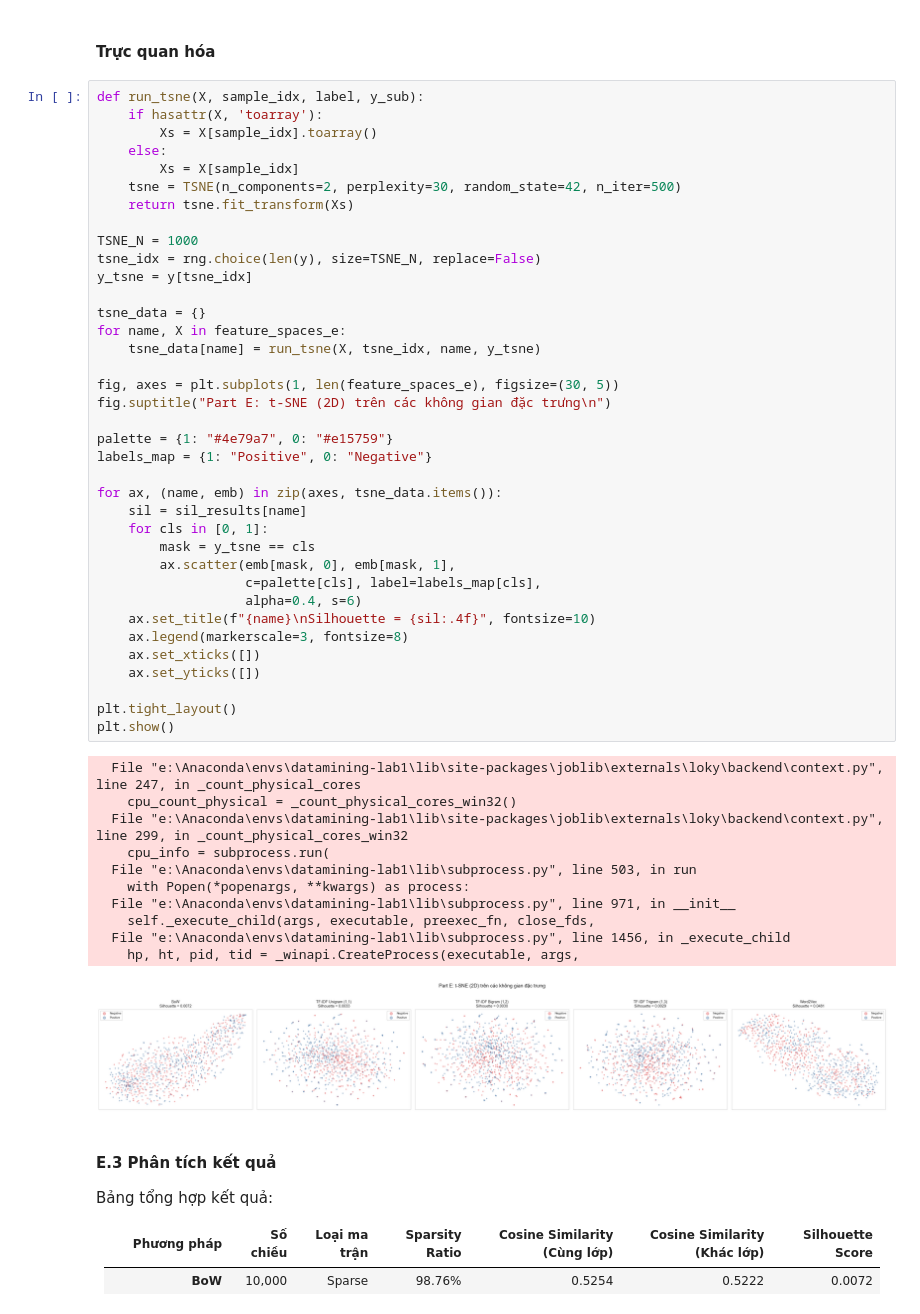
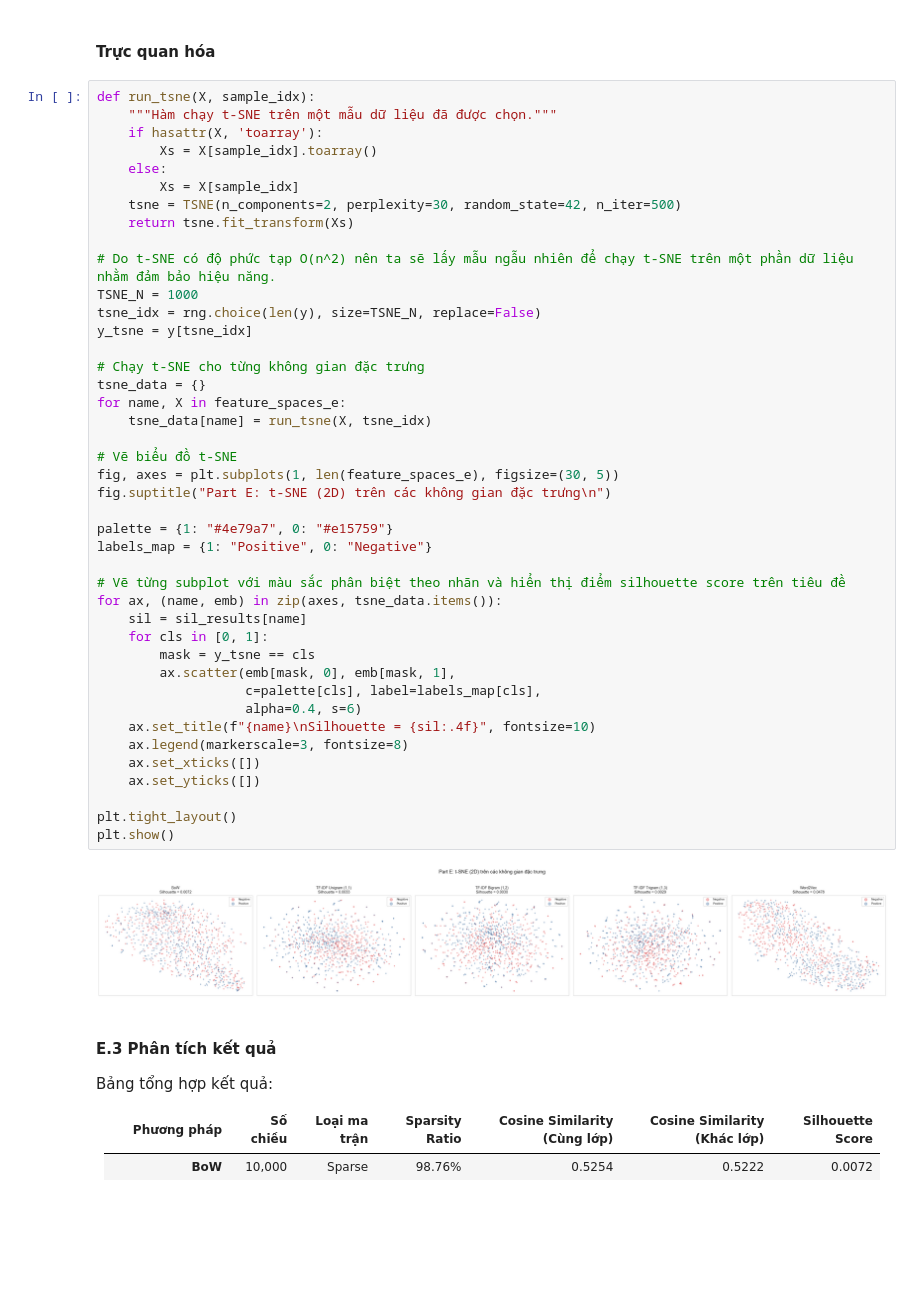
Before and after one commit to quanpro147/HCMUS-DataMining-Prj1, a Jupyter notebook: notebooks/06_preprocessing_text.ipynb, the cells around one changed output. Saved outputs shown, nothing was run; the diff lists cells and outputs as text; blank space fills up the shorter version.

```diff
--- a/notebooks/06_preprocessing_text.ipynb
+++ b/notebooks/06_preprocessing_text.ipynb
@@ -1366,7 +1375,8 @@ Bảng tổng hợp các phương pháp vector hóa văn bản:
 # %% [markdown]
 #### Trực quan hóa
 # %%
-def run_tsne(X, sample_idx, label, y_sub):
+def run_tsne(X, sample_idx):
+    """Hàm chạy t-SNE trên một mẫu dữ liệu đã được chọn."""
     if hasattr(X, 'toarray'):
         Xs = X[sample_idx].toarray()
     else:
@@ -1374,46 +1384,40 @@ def run_tsne(X, sample_idx, label, y_sub):
     tsne = TSNE(n_components=2, perplexity=30, random_state=42, n_iter=500)
     return tsne.fit_transform(Xs)
 
+# Do t-SNE có độ phức tạp O(n^2) nên ta sẽ lấy mẫu ngẫu nhiên để chạy t-SNE trên một phần dữ liệu nhằm đảm bảo hiệu năng.
 TSNE_N = 1000
 tsne_idx = rng.choice(len(y), size=TSNE_N, replace=False)
 y_tsne = y[tsne_idx]
 
+# Chạy t-SNE cho từng không gian đặc trưng
 tsne_data = {}
 for name, X in feature_spaces_e:
-    tsne_data[name] = run_tsne(X, tsne_idx, name, y_tsne)
+    tsne_data[name] = run_tsne(X, tsne_idx)
 
+# Vẽ biểu đồ t-SNE
 fig, axes = plt.subplots(1, len(feature_spaces_e), figsize=(30, 5))
 fig.suptitle("Part E: t-SNE (2D) trên các không gian đặc trưng\n")
 
 palette = {1: "#4e79a7", 0: "#e15759"}
 labels_map = {1: "Positive", 0: "Negative"}
 
+# Vẽ từng subplot với màu sắc phân biệt theo nhãn và hiển thị điểm silhouette score trên tiêu đề
 for ax, (name, emb) in zip(axes, tsne_data.items()):
     sil = sil_results[name]
     for cls in [0, 1]:
         mask = y_tsne == cls
         ax.scatter(emb[mask, 0], emb[mask, 1],
                    c=palette[cls], label=labels_map[cls],
                    alpha=0.4, s=6)
     ax.set_title(f"{name}\nSilhouette = {sil:.4f}", fontsize=10)
     ax.legend(markerscale=3, fontsize=8)
     ax.set_xticks([])
     ax.set_yticks([])
 
 plt.tight_layout()
 plt.show()
 # %% [output]
-  File "e:\Anaconda\envs\datamining-lab1\lib\site-packages\joblib\externals\loky\backend\context.py", line 247, in _count_physical_cores
-    cpu_count_physical = _count_physical_cores_win32()
-  File "e:\Anaconda\envs\datamining-lab1\lib\site-packages\joblib\externals\loky\backend\context.py", line 299, in _count_physical_cores_win32
-    cpu_info = subprocess.run(
-  File "e:\Anaconda\envs\datamining-lab1\lib\subprocess.py", line 503, in run
-    with Popen(*popenargs, **kwargs) as process:
-  File "e:\Anaconda\envs\datamining-lab1\lib\subprocess.py", line 971, in __init__
-    self._execute_child(args, executable, preexec_fn, close_fds,
-  File "e:\Anaconda\envs\datamining-lab1\lib\subprocess.py", line 1456, in _execute_child
-    hp, ht, pid, tid = _winapi.CreateProcess(executable, args,
-[figure, old version]
+[figure, new version]
 # %% [markdown]
 #### E.3 Phân tích kết quả
 
```
Also changed, not shown: parts of 15 cells of this notebook, 9 other files.
